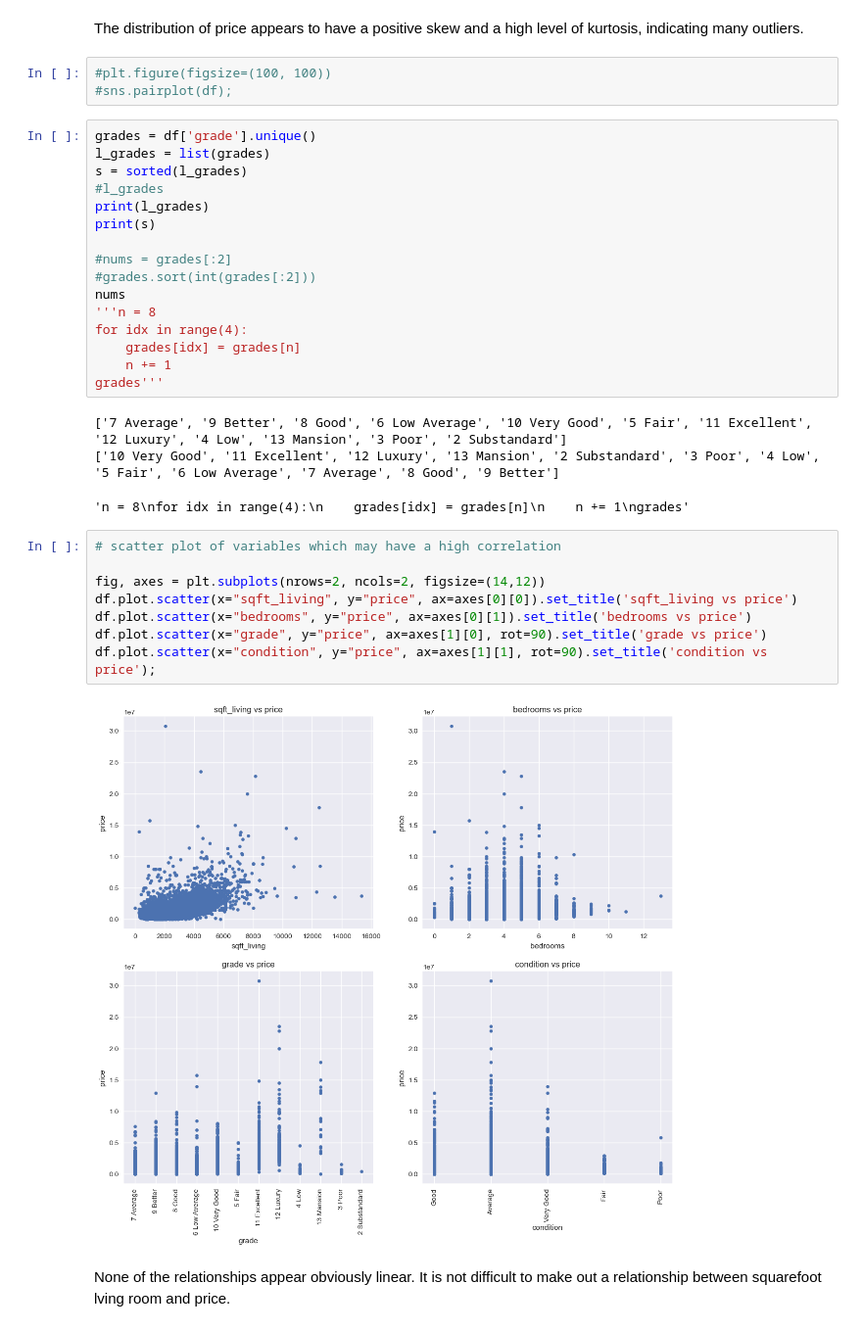
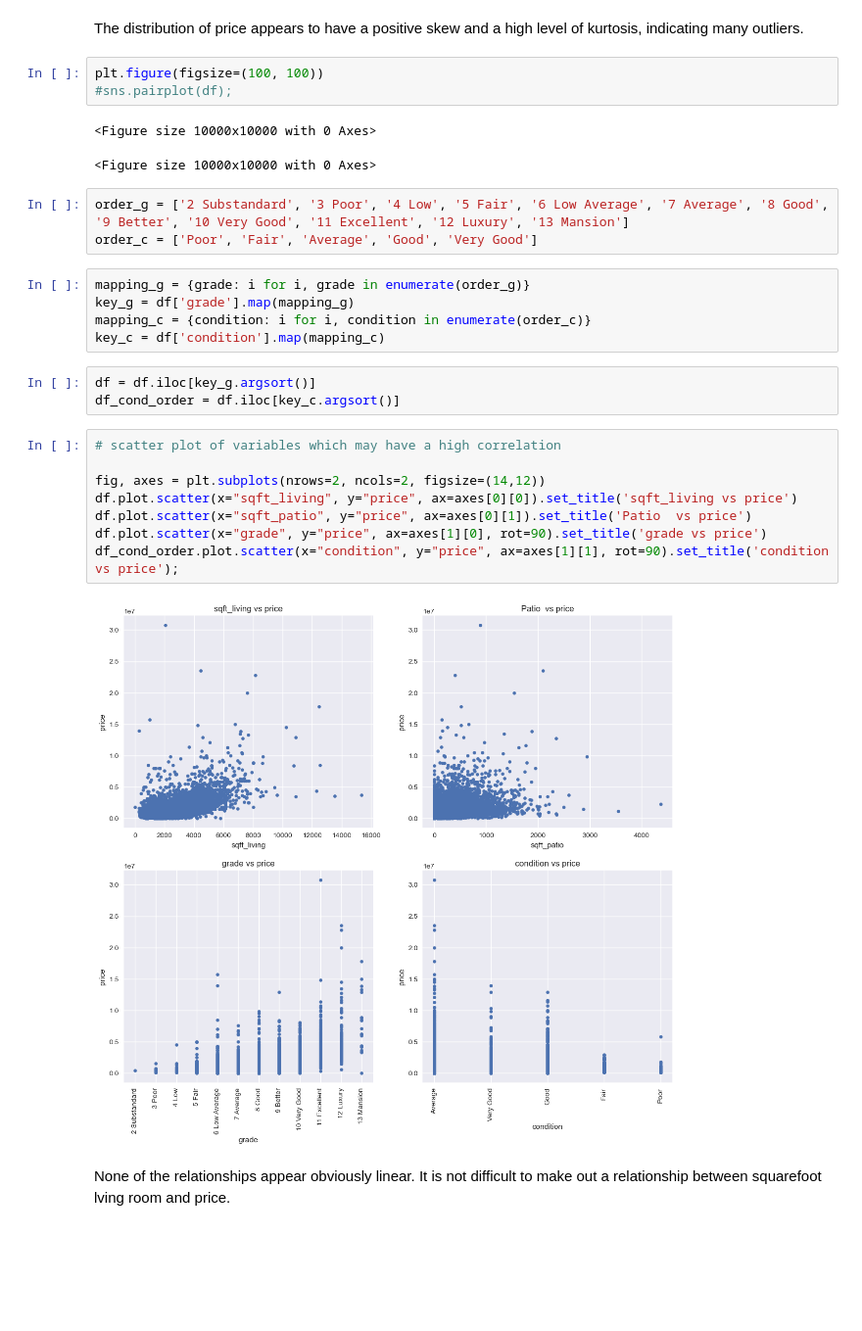
Before and after one commit to lalynjay/Housing_Prices_Analysis, a Jupyter notebook: Housing_Prices_Analysis.ipynb, the cells around one changed output. Shown at 98% size. Cells and saved outputs as stored; diff of their text form; blank space fills up the shorter version.

```diff
--- a/Housing_Prices_Analysis.ipynb
+++ b/Housing_Prices_Analysis.ipynb
@@ -296,38 +296,32 @@ sns.histplot(df['price'], bins='auto');
 # %% [markdown]
 The distribution of price appears to have a positive skew and a high level of kurtosis, indicating many outliers.
 # %%
-#plt.figure(figsize=(100, 100))
+plt.figure(figsize=(100, 100))
 #sns.pairplot(df);
+# %% [output]
+<Figure size 10000x10000 with 0 Axes>
+<Figure size 10000x10000 with 0 Axes>
-# %%
-grades = df['grade'].unique()
-l_grades = list(grades)
-s = sorted(l_grades)
-#l_grades
-print(l_grades)
-print(s)
-
-#nums = grades[:2]
-#grades.sort(int(grades[:2]))
-nums
-'''n = 8
-for idx in range(4):
-    grades[idx] = grades[n]
-    n += 1
-grades'''
-# %% [output]
-['7 Average', '9 Better', '8 Good', '6 Low Average', '10 Very Good', '5 Fair', '11 Excellent', '12 Luxury', '4 Low', '13 Mansion', '3 Poor', '2 Substandard']
-['10 Very Good', '11 Excellent', '12 Luxury', '13 Mansion', '2 Substandard', '3 Poor', '4 Low', '5 Fair', '6 Low Average', '7 Average', '8 Good', '9 Better']
-'n = 8\nfor idx in range(4):\n    grades[idx] = grades[n]\n    n += 1\ngrades'
+# %%
+order_g = ['2 Substandard', '3 Poor', '4 Low', '5 Fair', '6 Low Average', '7 Average', '8 Good', '9 Better', '10 Very Good', '11 Excellent', '12 Luxury', '13 Mansion']
+order_c = ['Poor', 'Fair', 'Average', 'Good', 'Very Good']
+# %%
+mapping_g = {grade: i for i, grade in enumerate(order_g)}
+key_g = df['grade'].map(mapping_g)
+mapping_c = {condition: i for i, condition in enumerate(order_c)}
+key_c = df['condition'].map(mapping_c)
+# %%
+df = df.iloc[key_g.argsort()]
+df_cond_order = df.iloc[key_c.argsort()]
 # %%
 # scatter plot of variables which may have a high correlation
 
 fig, axes = plt.subplots(nrows=2, ncols=2, figsize=(14,12))
 df.plot.scatter(x="sqft_living", y="price", ax=axes[0][0]).set_title('sqft_living vs price')
-df.plot.scatter(x="bedrooms", y="price", ax=axes[0][1]).set_title('bedrooms vs price')
+df.plot.scatter(x="sqft_patio", y="price", ax=axes[0][1]).set_title('Patio  vs price')
 df.plot.scatter(x="grade", y="price", ax=axes[1][0], rot=90).set_title('grade vs price')
-df.plot.scatter(x="condition", y="price", ax=axes[1][1], rot=90).set_title('condition vs price');
+df_cond_order.plot.scatter(x="condition", y="price", ax=axes[1][1], rot=90).set_title('condition vs price');
 # %% [output]
-[figure, old version]
+[figure, new version]
 # %% [markdown]
 None of the relationships appear obviously linear. It is not difficult to make out a relationship between squarefoot lving room and price.
 # %% [markdown]
```
Also changed, not shown: parts of 39 cells of this notebook.
